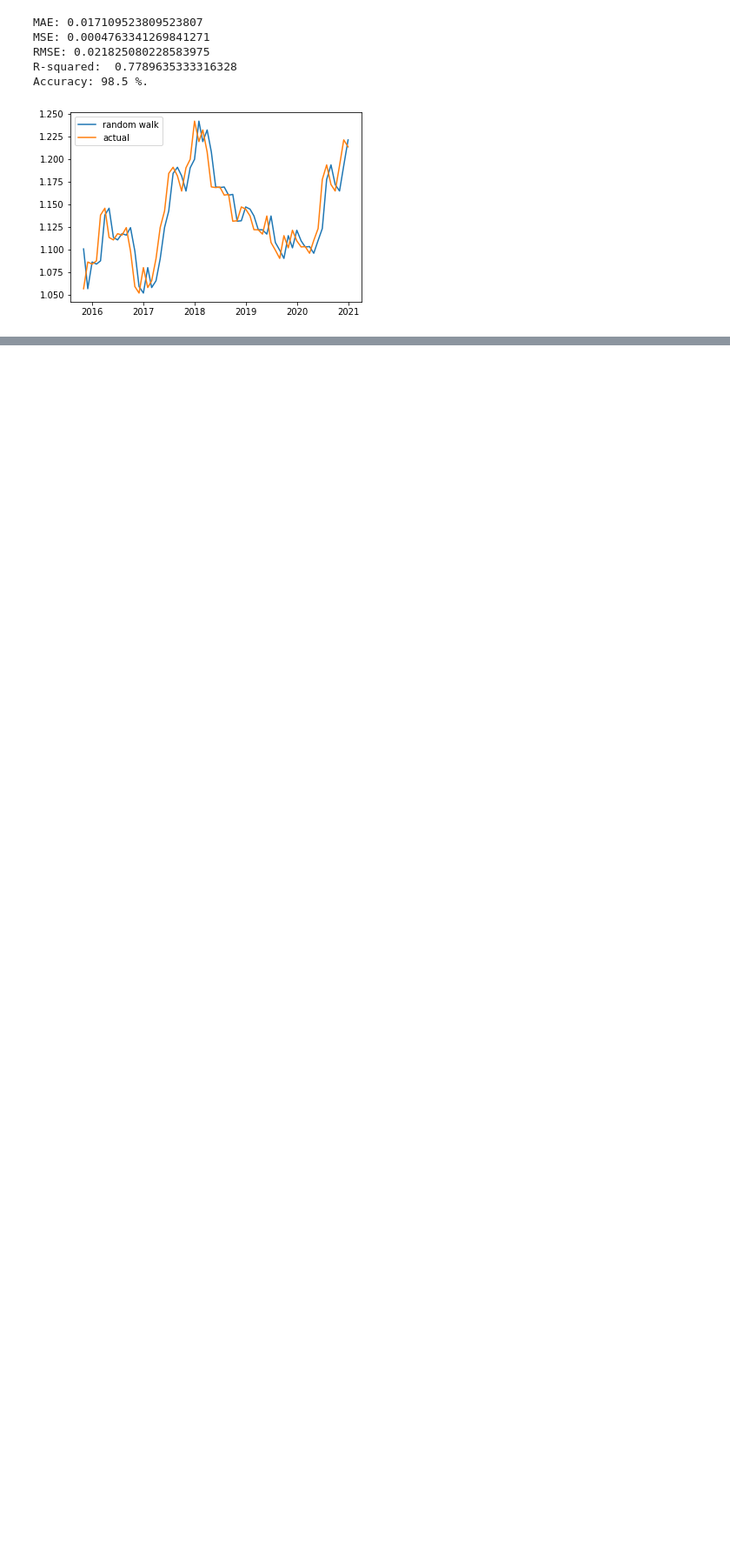
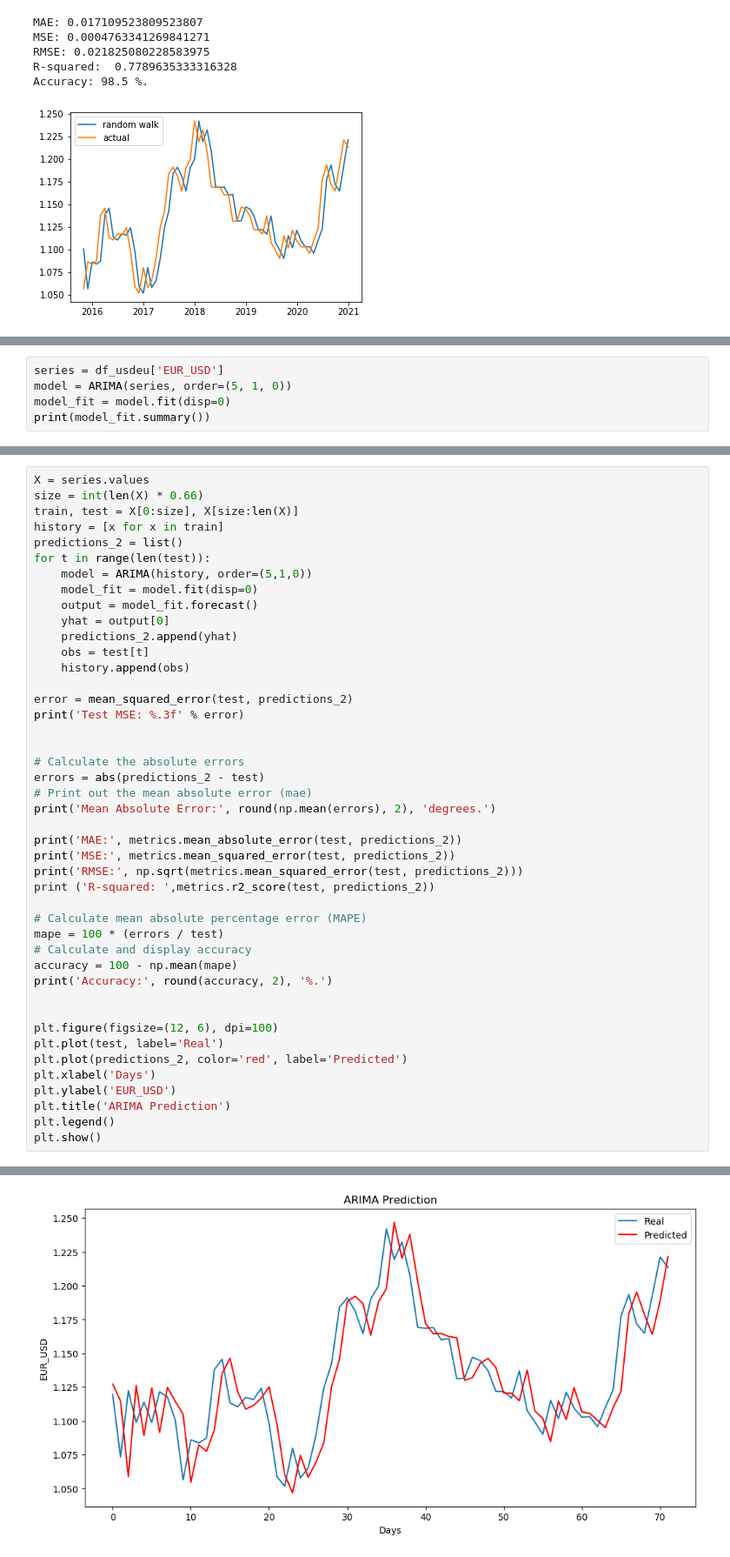
Before and after one commit to TonyYHLau/COMP5212Project, a Jupyter notebook: term project_brian.ipynb, the cells around one changed output, grey strips where cells are left out. Shown at 87% size. Cells and saved outputs as stored; diff of their text form; blank space fills up the shorter version.

```diff
--- a/term project_brian.ipynb
+++ b/term project_brian.ipynb
@@ -281,0 +285,5 @@ going_up accuracy:  0.8253968253968254
+# %%
+series = df_usdeu['EUR_USD']
+model = ARIMA(series, order=(5, 1, 0))
+model_fit = model.fit(disp=0)
+print(model_fit.summary())
@@ -281,0 +308,45 @@ going_up accuracy:  0.8253968253968254
+# %%
+X = series.values
+size = int(len(X) * 0.66)
+train, test = X[0:size], X[size:len(X)]
+history = [x for x in train]
+predictions_2 = list()
+for t in range(len(test)):
+    model = ARIMA(history, order=(5,1,0))
+    model_fit = model.fit(disp=0)
+    output = model_fit.forecast()
+    yhat = output[0]
+    predictions_2.append(yhat)
+    obs = test[t]
+    history.append(obs)
+
+error = mean_squared_error(test, predictions_2)
+print('Test MSE: %.3f' % error)
+
+
+# Calculate the absolute errors
+errors = abs(predictions_2 - test)
+# Print out the mean absolute error (mae)
+print('Mean Absolute Error:', round(np.mean(errors), 2), 'degrees.')
+
+print('MAE:', metrics.mean_absolute_error(test, predictions_2))
+print('MSE:', metrics.mean_squared_error(test, predictions_2))
+print('RMSE:', np.sqrt(metrics.mean_squared_error(test, predictions_2)))
+print ('R-squared: ',metrics.r2_score(test, predictions_2))
+
+# Calculate mean absolute percentage error (MAPE)
+mape = 100 * (errors / test)
+# Calculate and display accuracy
+accuracy = 100 - np.mean(mape)
+print('Accuracy:', round(accuracy, 2), '%.')
+
+
+plt.figure(figsize=(12, 6), dpi=100)
+plt.plot(test, label='Real')
+plt.plot(predictions_2, color='red', label='Predicted')
+plt.xlabel('Days')
+plt.ylabel('EUR_USD')
+plt.title('ARIMA Prediction')
+plt.legend()
+plt.show()
+# %% [output]
@@ -281,0 +360 @@ going_up accuracy:  0.8253968253968254
+[figure, added]
```
Also changed, not shown: parts of 6 cells of this notebook.
